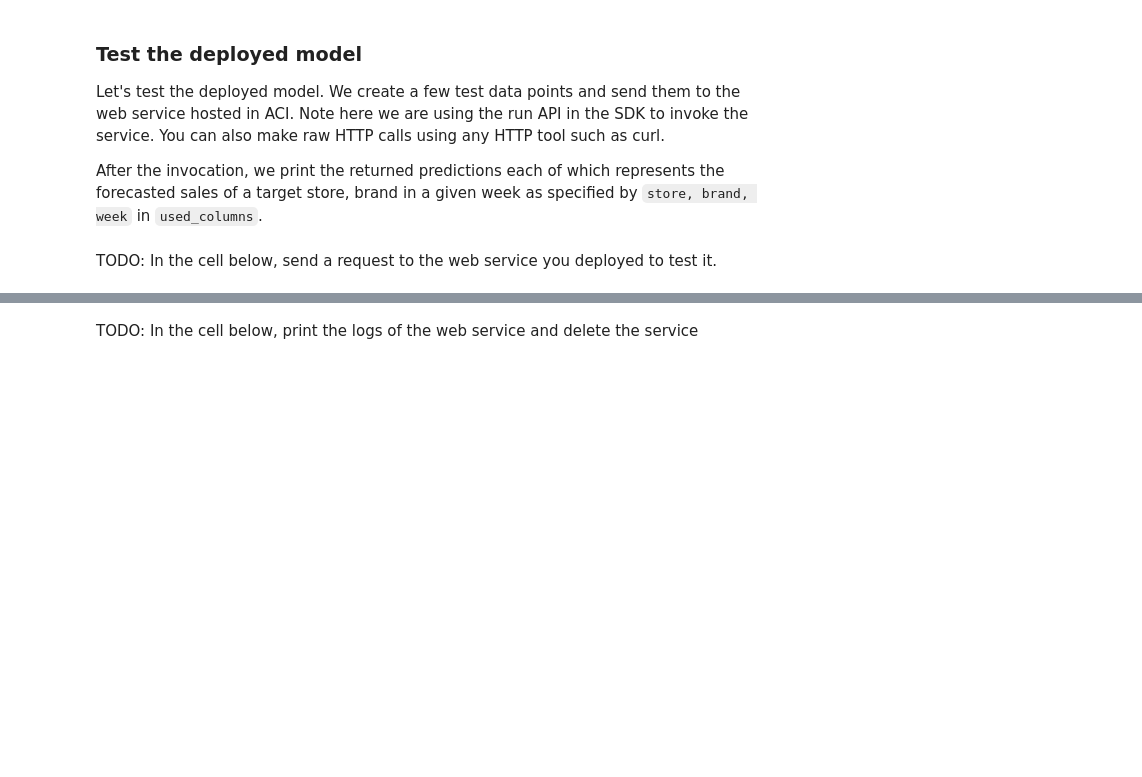
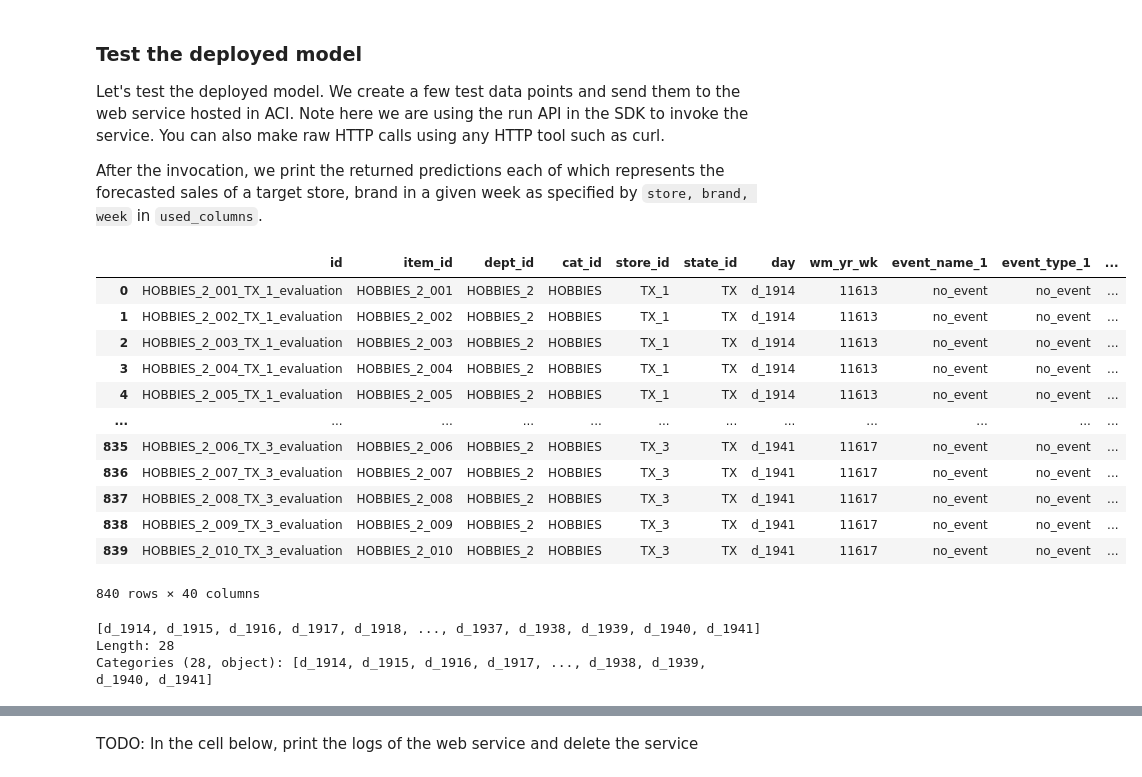
Before and after one commit to dpbac/Forecasting-Walmart-sales-with-Azure, a Jupyter notebook: hyperparameter_tuning_v030221.ipynb, the cells around one changed output, grey strips where cells are left out. Saved outputs shown, nothing was run; the diff lists cells and outputs as text; code cells hidden in the pictures; blank space fills up the shorter version.

Commit message:
Add code to test deployed model

```diff
--- a/hyperparameter_tuning_v030221.ipynb
+++ b/hyperparameter_tuning_v030221.ipynb
@@ -510,2 +483,25 @@ print("prediction:", result)
-# %% [markdown]
-TODO: In the cell below, send a request to the web service you deployed to test it.
+# %%
+# test features (28 days)
+X_test.reset_index(drop=True, inplace=True)
+X_test
+# %% [output]
+|  | id | item_id | dept_id | cat_id | store_id | state_id | day | wm_yr_wk | event_name_1 | event_type_1 | ... |
+| 0 | HOBBIES_2_001_TX_1_evaluation | HOBBIES_2_001 | HOBBIES_2 | HOBBIES | TX_1 | TX | d_1914 | 11613 | no_event | no_event | ... |
+| 1 | HOBBIES_2_002_TX_1_evaluation | HOBBIES_2_002 | HOBBIES_2 | HOBBIES | TX_1 | TX | d_1914 | 11613 | no_event | no_event | ... |
+| 2 | HOBBIES_2_003_TX_1_evaluation | HOBBIES_2_003 | HOBBIES_2 | HOBBIES | TX_1 | TX | d_1914 | 11613 | no_event | no_event | ... |
+| 3 | HOBBIES_2_004_TX_1_evaluation | HOBBIES_2_004 | HOBBIES_2 | HOBBIES | TX_1 | TX | d_1914 | 11613 | no_event | no_event | ... |
+| 4 | HOBBIES_2_005_TX_1_evaluation | HOBBIES_2_005 | HOBBIES_2 | HOBBIES | TX_1 | TX | d_1914 | 11613 | no_event | no_event | ... |
+| ... | ... | ... | ... | ... | ... | ... | ... | ... | ... | ... | ... |
+| 835 | HOBBIES_2_006_TX_3_evaluation | HOBBIES_2_006 | HOBBIES_2 | HOBBIES | TX_3 | TX | d_1941 | 11617 | no_event | no_event | ... |
+| 836 | HOBBIES_2_007_TX_3_evaluation | HOBBIES_2_007 | HOBBIES_2 | HOBBIES | TX_3 | TX | d_1941 | 11617 | no_event | no_event | ... |
+| 837 | HOBBIES_2_008_TX_3_evaluation | HOBBIES_2_008 | HOBBIES_2 | HOBBIES | TX_3 | TX | d_1941 | 11617 | no_event | no_event | ... |
+| 838 | HOBBIES_2_009_TX_3_evaluation | HOBBIES_2_009 | HOBBIES_2 | HOBBIES | TX_3 | TX | d_1941 | 11617 | no_event | no_event | ... |
+| 839 | HOBBIES_2_010_TX_3_evaluation | HOBBIES_2_010 | HOBBIES_2 | HOBBIES | TX_3 | TX | d_1941 | 11617 | no_event | no_event | ... |
+840 rows × 40 columns
+# %%
+# 28 days in the test features dataset
+X_test['day'].unique()
+# %% [output]
+[d_1914, d_1915, d_1916, d_1917, d_1918, ..., d_1937, d_1938, d_1939, d_1940, d_1941]
+Length: 28
+Categories (28, object): [d_1914, d_1915, d_1916, d_1917, ..., d_1938, d_1939, d_1940, d_1941]
```
Also changed, not shown: parts of 18 cells of this notebook.
